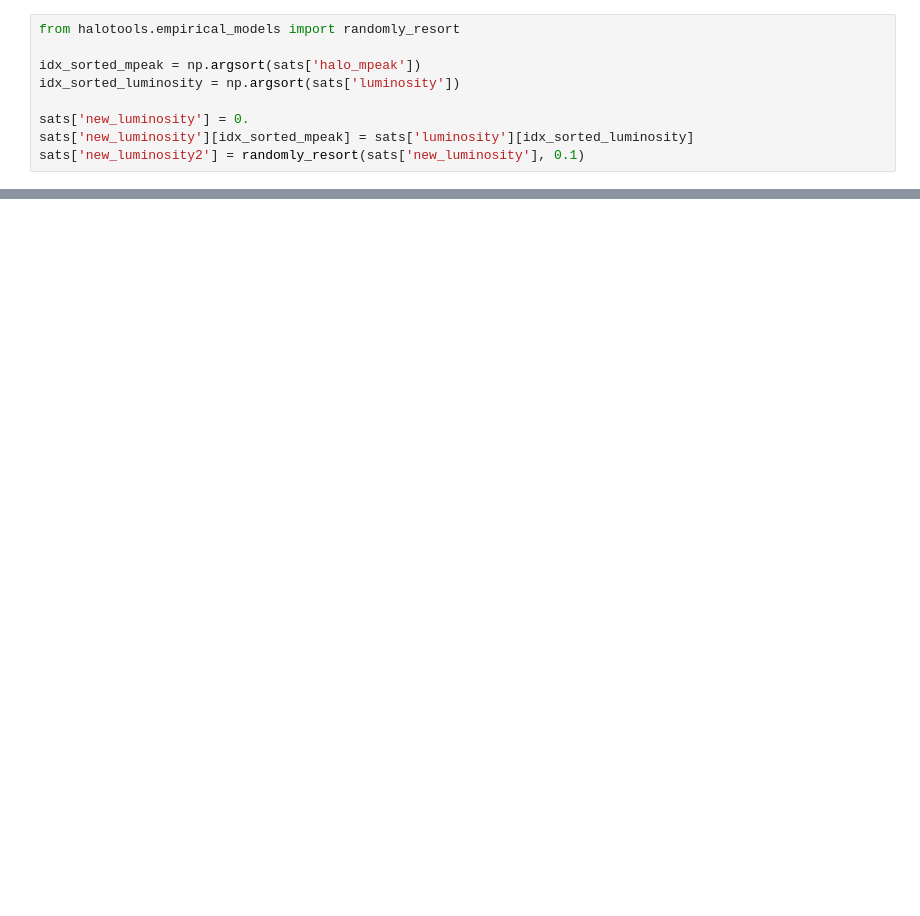
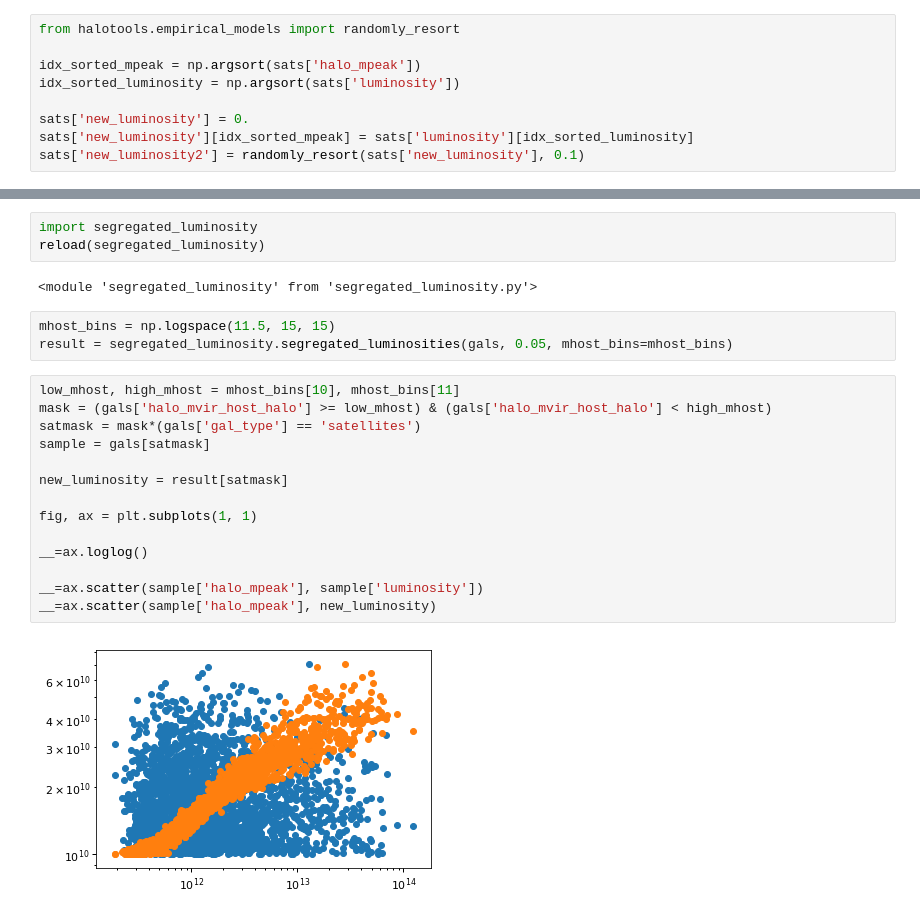
Before and after one commit to aphearin/segmass, a Jupyter notebook: segmass/develop_segmass_model.ipynb, the cells around one changed output, grey strips where cells are left out. Drawn from its saved outputs; the diff is of its cells as text; blank space fills up the shorter version.

Commit message:
Migrated luminosity segregation into dedicated module

```diff
--- a/segmass/develop_segmass_model.ipynb
+++ b/segmass/develop_segmass_model.ipynb
@@ -74,0 +75,24 @@ __=ax.scatter(sats['halo_mpeak'], sats['new_luminosity'])
+# %%
+import segregated_luminosity
+reload(segregated_luminosity)
+# %% [output]
+<module 'segregated_luminosity' from 'segregated_luminosity.py'>
+# %%
+mhost_bins = np.logspace(11.5, 15, 15)
+result = segregated_luminosity.segregated_luminosities(gals, 0.05, mhost_bins=mhost_bins)
+# %%
+low_mhost, high_mhost = mhost_bins[10], mhost_bins[11]
+mask = (gals['halo_mvir_host_halo'] >= low_mhost) & (gals['halo_mvir_host_halo'] < high_mhost)
+satmask = mask*(gals['gal_type'] == 'satellites')
+sample = gals[satmask]
+
+new_luminosity = result[satmask]
+
+fig, ax = plt.subplots(1, 1)
+
+__=ax.loglog()
+
+__=ax.scatter(sample['halo_mpeak'], sample['luminosity'])
+__=ax.scatter(sample['halo_mpeak'], new_luminosity)
+# %% [output]
+[figure, added]
```
Also changed, not shown: parts of 3 cells of this notebook, 1 other file.
